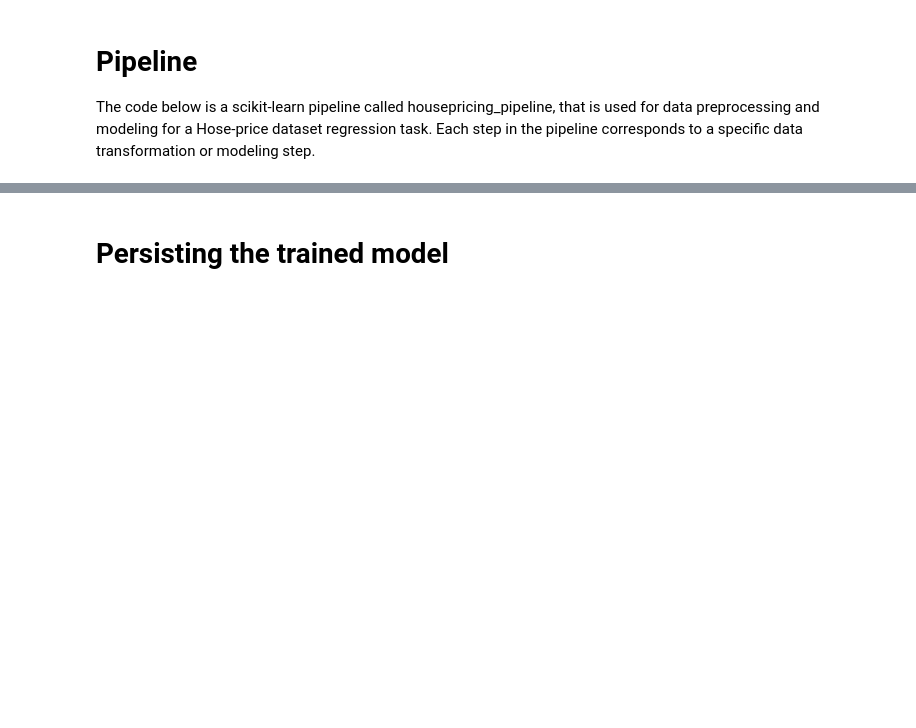
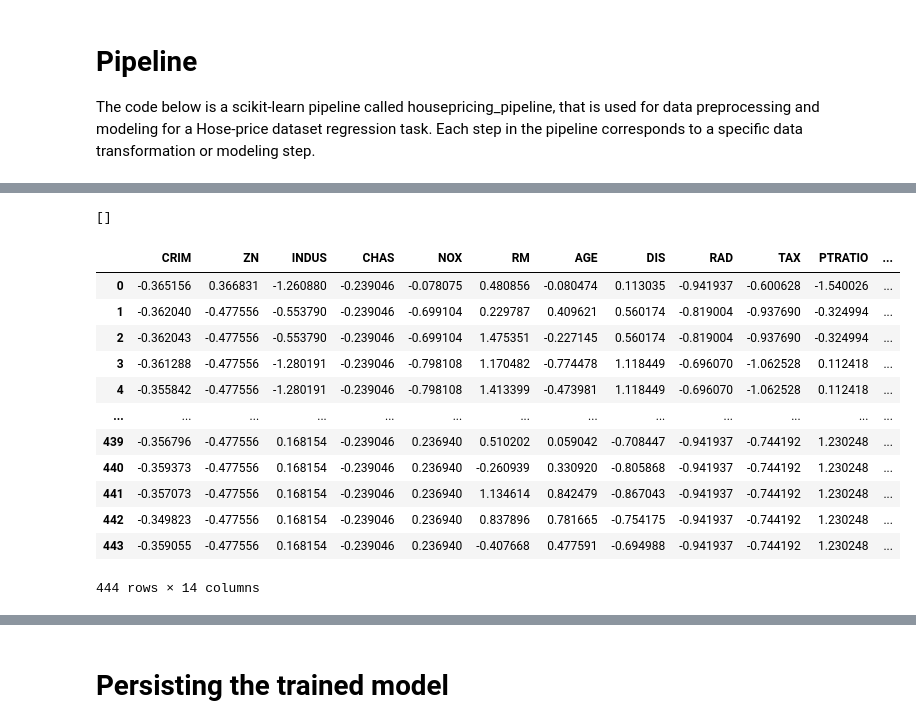
Before and after one commit to JDEQ413/mlops_project, a Jupyter notebook: house-price.ipynb, the cells around one changed output, grey strips where cells are left out. Saved outputs shown, nothing was run; the diff lists cells and outputs as text; code cells hidden in the pictures; blank space fills up the shorter version.

```diff
--- a/house-price.ipynb
+++ b/house-price.ipynb
@@ -179,7 +218,7 @@ class MissingIndicator(BaseEstimator, TransformerMixin):
         else:
             self.variables = variables
 
-    def fit(self, X, y=None):
+    def fit(self, X):
         """
         This method does not perform any actual training or fitting, as indicator features are created based on data.
         It returns the transformer instance itself.
@@ -205,10 +244,6 @@ class MissingIndicator(BaseEstimator, TransformerMixin):
         """
         X = X.copy()
         for var in self.variables:
-            X[f'{var}_nan'] = X[var].isnull().astype(int)
+            X[f'{var}_nan'] = X[var].isnull().astype(int)*1
 
         return X
-
-# create_missing_flag = MissingIndicator(variables=NUMERICAL_VARS)
-# X_train = create_missing_flag.transform(X_train)
-# X_train
@@ -253,9 +249,0 @@ def IQR_method (df,n,features):
-# %%
-# Creating function for scaling
-def Standard_Scaler (df):
-    #features = df[col_names]
-    scaler = StandardScaler().fit(df)
-    features = scaler.transform(df)
-    df = features
-
-    return df
@@ -376,0 +638,10 @@ RandomForest_reg = RandomForestRegressor(n_estimators = 10, random_state = 0)
+# %%
+transform_pipeline = Pipeline(
+    [   ('missing_indicator', MissingIndicator(variables=FEATURES)),
+        ('iqr_dropoutliers', IQR_DropOutliers(features=FEATURES, n=1)),
+        ('drop_missing', DropMissing()),
+        #('oh_encoder', OneHotEncoder(features=CATEGORICAL_FEATURES))
+        ('scaler', Standard_Scaler(features=FEATURES, target=TARGET))
+        #('scaler', StandardScaler())
+    ]
+)
@@ -376,0 +678,20 @@ RandomForest_reg = RandomForestRegressor(n_estimators = 10, random_state = 0)
+# %%
+#df_transformed = pd.DataFrame(transform_pipeline.fit_transform(raw_df))
+#df_transformed.columns = COLUMNS
+df_transformed = transform_pipeline.fit_transform(raw_df)
+df_transformed
+# %% [output]
+[]
+|  | CRIM | ZN | INDUS | CHAS | NOX | RM | AGE | DIS | RAD | TAX | PTRATIO | ... |
+| 0 | -0.365156 | 0.366831 | -1.260880 | -0.239046 | -0.078075 | 0.480856 | -0.080474 | 0.113035 | -0.941937 | -0.600628 | -1.540026 | ... |
+| 1 | -0.362040 | -0.477556 | -0.553790 | -0.239046 | -0.699104 | 0.229787 | 0.409621 | 0.560174 | -0.819004 | -0.937690 | -0.324994 | ... |
+| 2 | -0.362043 | -0.477556 | -0.553790 | -0.239046 | -0.699104 | 1.475351 | -0.227145 | 0.560174 | -0.819004 | -0.937690 | -0.324994 | ... |
+| 3 | -0.361288 | -0.477556 | -1.280191 | -0.239046 | -0.798108 | 1.170482 | -0.774478 | 1.118449 | -0.696070 | -1.062528 | 0.112418 | ... |
+| 4 | -0.355842 | -0.477556 | -1.280191 | -0.239046 | -0.798108 | 1.413399 | -0.473981 | 1.118449 | -0.696070 | -1.062528 | 0.112418 | ... |
+| ... | ... | ... | ... | ... | ... | ... | ... | ... | ... | ... | ... | ... |
+| 439 | -0.356796 | -0.477556 | 0.168154 | -0.239046 | 0.236940 | 0.510202 | 0.059042 | -0.708447 | -0.941937 | -0.744192 | 1.230248 | ... |
+| 440 | -0.359373 | -0.477556 | 0.168154 | -0.239046 | 0.236940 | -0.260939 | 0.330920 | -0.805868 | -0.941937 | -0.744192 | 1.230248 | ... |
+| 441 | -0.357073 | -0.477556 | 0.168154 | -0.239046 | 0.236940 | 1.134614 | 0.842479 | -0.867043 | -0.941937 | -0.744192 | 1.230248 | ... |
+| 442 | -0.349823 | -0.477556 | 0.168154 | -0.239046 | 0.236940 | 0.837896 | 0.781665 | -0.754175 | -0.941937 | -0.744192 | 1.230248 | ... |
+| 443 | -0.359055 | -0.477556 | 0.168154 | -0.239046 | 0.236940 | -0.407668 | 0.477591 | -0.694988 | -0.941937 | -0.744192 | 1.230248 | ... |
+444 rows × 14 columns
```
Also changed, not shown: parts of 27 cells of this notebook, 1 other file.
